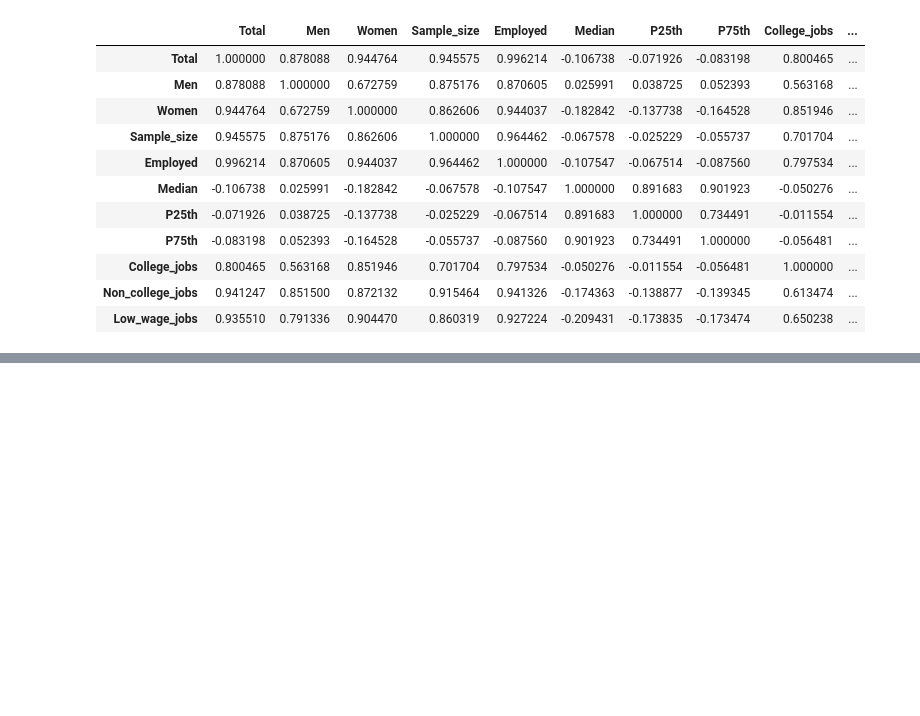
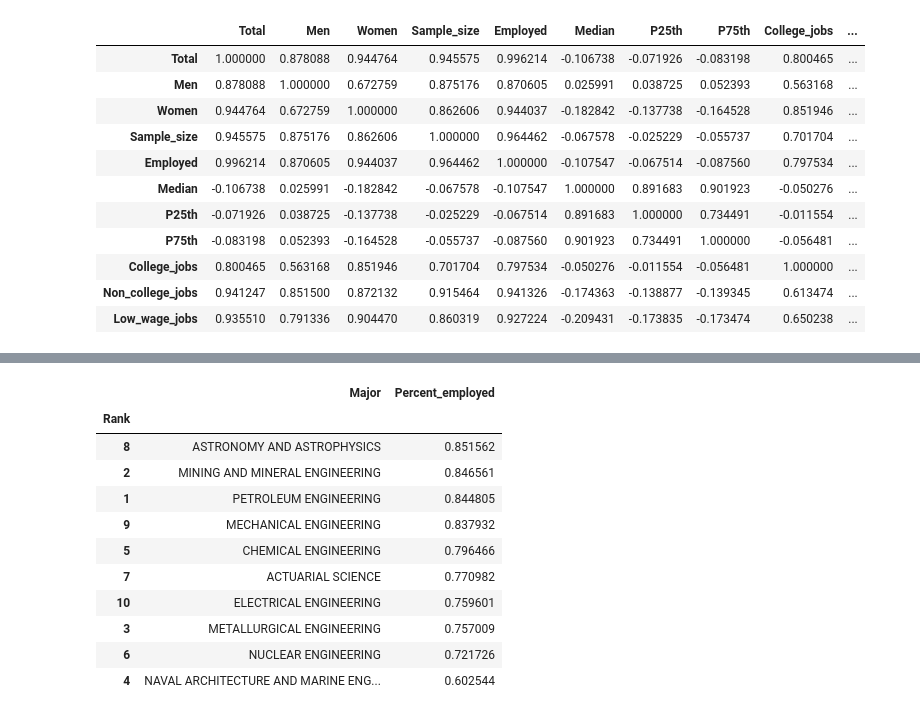
Before and after one commit to aemerson2024/data-science-2022F, a Jupyter notebook: unit2/eda/project2.ipynb, the cells around one changed output, grey strips where cells are left out. Saved outputs shown, nothing was run; the diff lists cells and outputs as text; code cells hidden in the pictures; blank space fills up the shorter version.

```diff
--- a/unit2/eda/project2.ipynb
+++ b/unit2/eda/project2.ipynb
@@ -266,0 +283,17 @@ if you have a high salary and low employment rate?
+# %%
+gd_employ_percent = grad_data
+gd_employ_percent["Percent_employed"] = grad_data["Employed"]/grad_data["Total"]
+gd_employ_percent.loc[:10, ["Major", "Percent_employed"]].sort_values(by='Percent_employed', ascending=False)
+# %% [output]
+|  | Major | Percent_employed |
+| Rank |  |  |
+| 8 | ASTRONOMY AND ASTROPHYSICS | 0.851562 |
+| 2 | MINING AND MINERAL ENGINEERING | 0.846561 |
+| 1 | PETROLEUM ENGINEERING | 0.844805 |
+| 9 | MECHANICAL ENGINEERING | 0.837932 |
+| 5 | CHEMICAL ENGINEERING | 0.796466 |
+| 7 | ACTUARIAL SCIENCE | 0.770982 |
+| 10 | ELECTRICAL ENGINEERING | 0.759601 |
+| 3 | METALLURGICAL ENGINEERING | 0.757009 |
+| 6 | NUCLEAR ENGINEERING | 0.721726 |
+| 4 | NAVAL ARCHITECTURE AND MARINE ENG... | 0.602544 |
```
Also changed, not shown: parts of 28 cells of this notebook.
